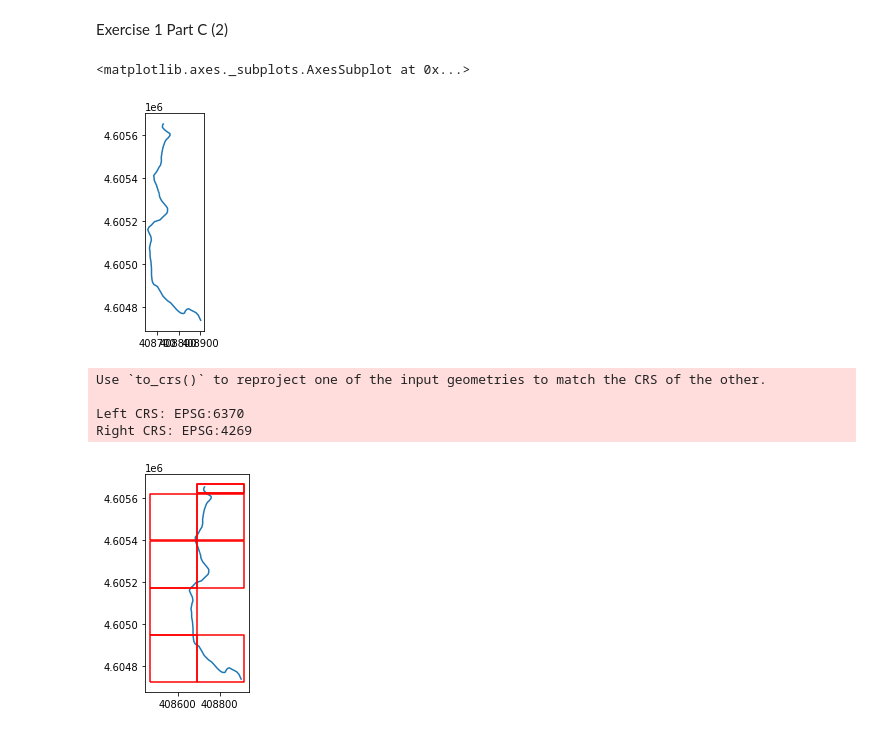
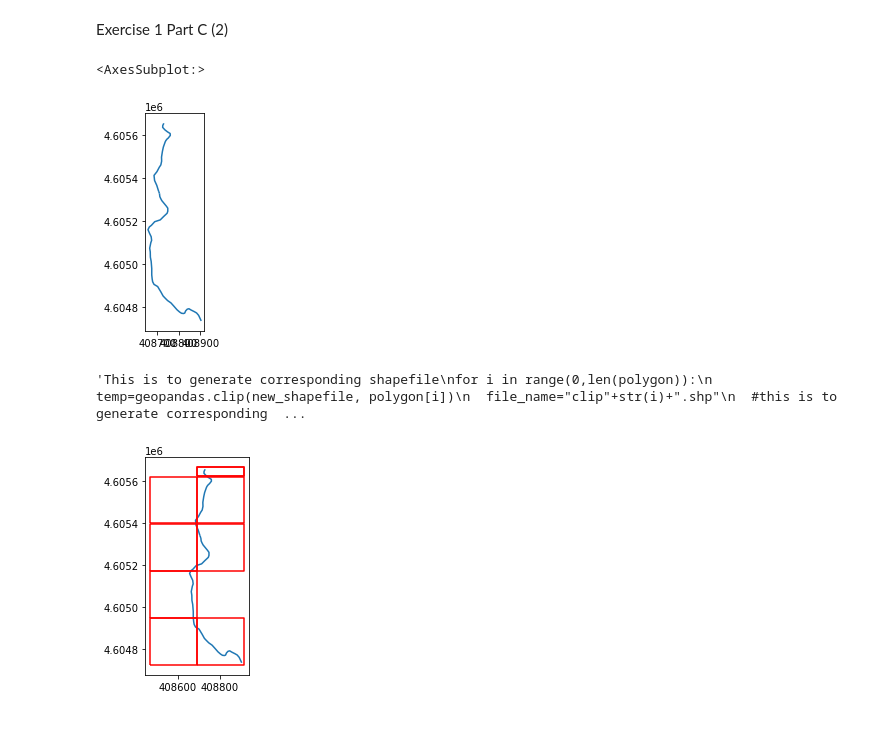
Before and after one commit to jimmysoccer/Exercise1, a Jupyter notebook: Exercise.ipynb, the cells around one changed output. Cells and saved outputs as stored; diff of their text form; code cells hidden in the pictures.

```diff
--- a/Exercise.ipynb
+++ b/Exercise.ipynb
@@ -159,7 +155,7 @@ Exercise 1 Part B
 # %% [markdown]
 (1)
 # %%
-shapefile = gpd.read_file("/content/drive/MyDrive/Lab Data/Ex1_Data/clippedRefinedLines.shp");
+shapefile = gpd.read_file("clippedRefinedLines.shp");
 nodes=[]
 for item in shapefile.values:
   for vertices in item[1].coords:
@@ -199,8 +195,8 @@ Exercise 1 Part B (3)
 import matplotlib.pyplot as plt
 from rasterio.plot import show
 print("rasterize original polyline shapefile, and visualize the image")
-shapefile = gpd.read_file("/content/drive/MyDrive/Lab Data/Ex1_Data/clippedRefinedLines.shp");
-raster = rasterio.open("/content/drive/MyDrive/Lab Data/Ex1_Data/Image.tif")
+shapefile = gpd.read_file("clippedRefinedLines.shp");
+raster = rasterio.open("Image.tif")
 shapefile=shapefile.to_crs(epsg=6370)
 raster_result = rasterio.features.rasterize([(g, 300) for g in shapefile.geometry], out_shape = raster.shape, transform=raster.transform)
 show(raster_result, cmap="binary")
@@ -221,7 +217,7 @@ Exercise 1 Part B (4)
 # %% [markdown]
 check if stream or non-stream
 # %%
-surface_HARV=rioxarray.open_rasterio("/content/drive/MyDrive/Lab Data/Ex1_Data/Image.tif")
+surface_HARV=rioxarray.open_rasterio("Image.tif")
 # %%
 class stream_pixels():
   data=[]
@@ -370,11 +384,11 @@ print(chunkTable)
 # %% [markdown]
 Exercise 1 Part C (2)
 # %%
-surface_HARV=rioxarray.open_rasterio("/content/drive/MyDrive/Lab Data/Ex1_Data/Image.tif")
+surface_HARV=rioxarray.open_rasterio("Image.tif")
 new_shapefile=shapefile.to_crs(6370)
 new_shapefile.plot()
 # %% [output]
-<matplotlib.axes._subplots.AxesSubplot at 0x...>
+<AxesSubplot:>
 [figure]
 # %%
 sPixel={(-1,-1,-1)}
@@ -412,19 +428,19 @@ polygon=[]
 for i in range(-1,len(smallChunk)):
   polygon.append(geopandas.GeoDataFrame([1], geometry=[smallChunk[i]], crs=shapefile.crs))
 # %%
-shapefile = gpd.read_file("/content/drive/MyDrive/Lab Data/Ex1_Data/clippedRefinedLines.shp");
+shapefile = gpd.read_file("clippedRefinedLines.shp");
 new_shapefile=shapefile.to_crs(6370)
 fig, (ax1) = plt.subplots()
 new_shapefile.plot(ax=ax1)
 for i in range(0,len(polygon)):
   polygon[i].boundary.plot(ax=ax1, color="red",aspect=1)
+"""This is to generate corresponding shapefile
 for i in range(0,len(polygon)):
   temp=geopandas.clip(new_shapefile, polygon[i])
   file_name="clip"+str(i)+".shp"
-  temp.to_file(file_name)
+  #this is to generate corresponding shaepfile
+  #temp.to_file(file_name)
+"""
 # %% [output]
-Use `to_crs()` to reproject one of the input geometries to match the CRS of the other.
-
-Left CRS: EPSG:6370
-Right CRS: EPSG:4269
+'This is to generate corresponding shapefile\nfor i in range(0,len(polygon)):\n  temp=geopandas.clip(new_shapefile, polygon[i])\n  file_name="clip"+str(i)+".shp"\n  #this is to generate corresponding  ...
-[figure, old version]
+[figure, new version]
```
Also changed, not shown: parts of 12 cells of this notebook.
